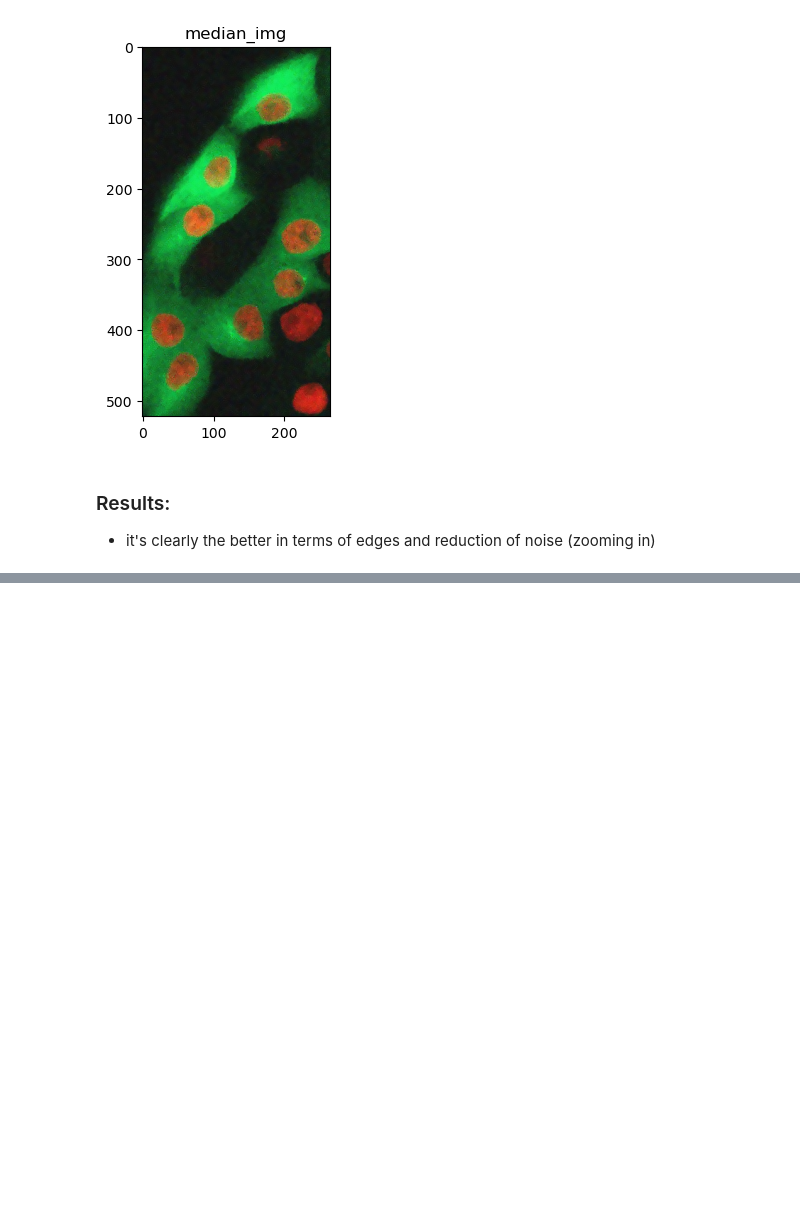
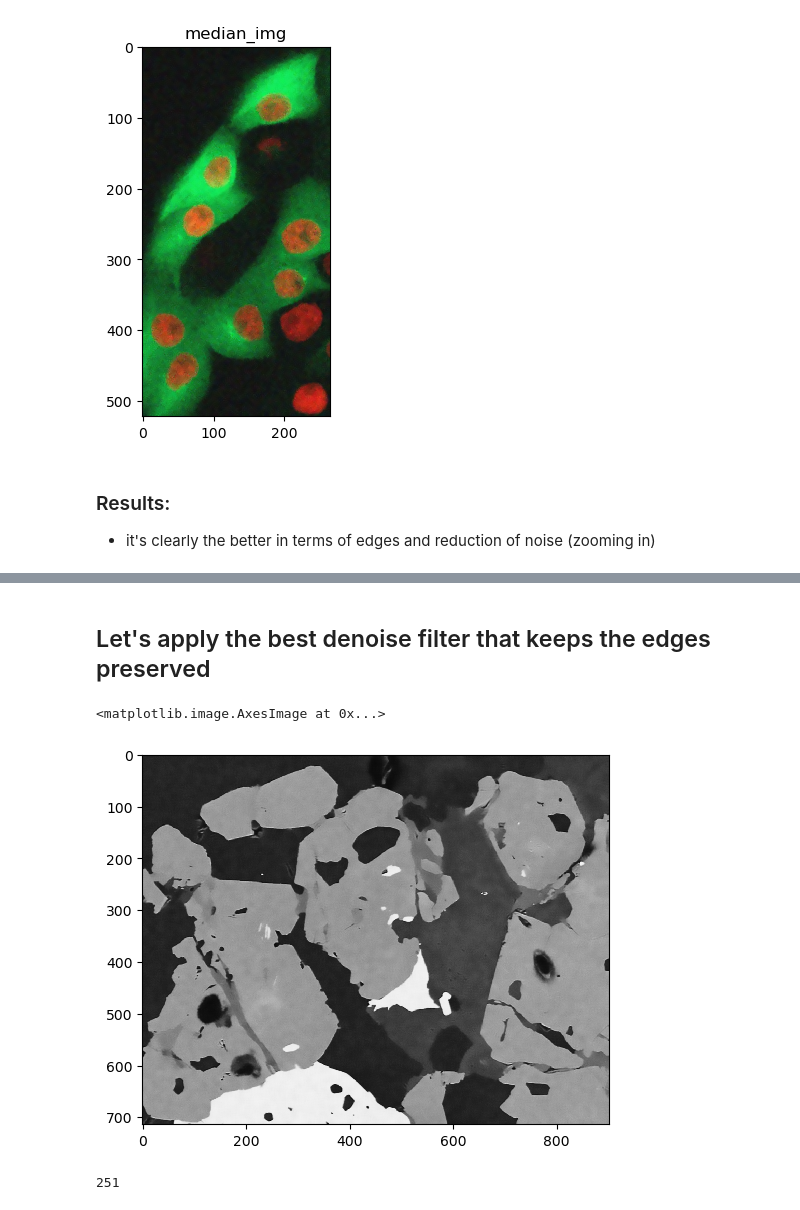
Before and after one commit to SimBoex/nuclei-segmentation, a Jupyter notebook: image-processing/DenoisingFilters.ipynb, the cells around one changed output, grey strips where cells are left out. Cells and saved outputs as stored; diff of their text form; code cells hidden in the pictures; blank space fills up the shorter version.

```diff
--- a/image-processing/DenoisingFilters.ipynb
+++ b/image-processing/DenoisingFilters.ipynb
@@ -187,0 +203,22 @@ plt.show()
+# %% [markdown]
+## Let's apply the best denoise filter that keeps the edges preserved
+# %%
+from skimage.restoration import denoise_nl_means, estimate_sigma
+sigma_est = np.mean(estimate_sigma(img))
+
+patch_kw = dict(patch_size=5,      # 5x5 patches
+                patch_distance=6  # 13x13 search area
+               )
+
+denoise_img = denoise_nl_means(img, h=1.15 * sigma_est, fast_mode=True,
+               **patch_kw)
+
+denoise_img_as_8byte = img_as_ubyte(denoise_img)
+plt.imshow(denoise_img_as_8byte, cmap=plt.cm.gray, interpolation='nearest')
+# %% [output]
+<matplotlib.image.AxesImage at 0x...>
+[figure, added]
+# %%
+denoise_img_as_8byte.max()
+# %% [output]
+251
```
Also changed, not shown: parts of 15 cells of this notebook, 1 other file.
